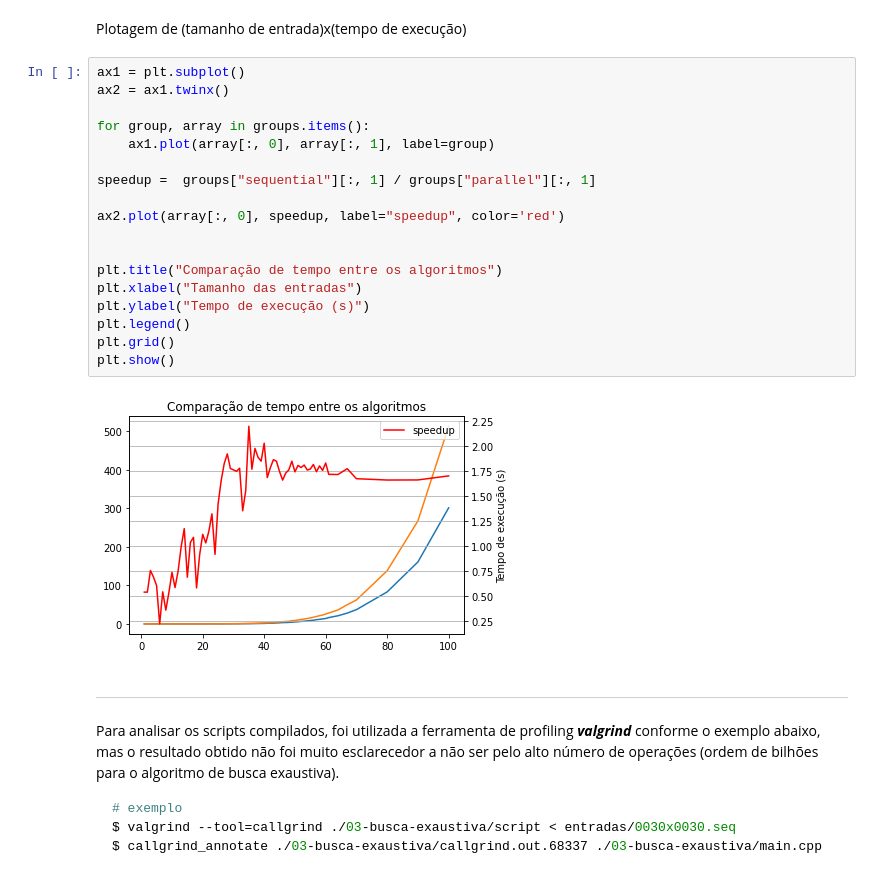
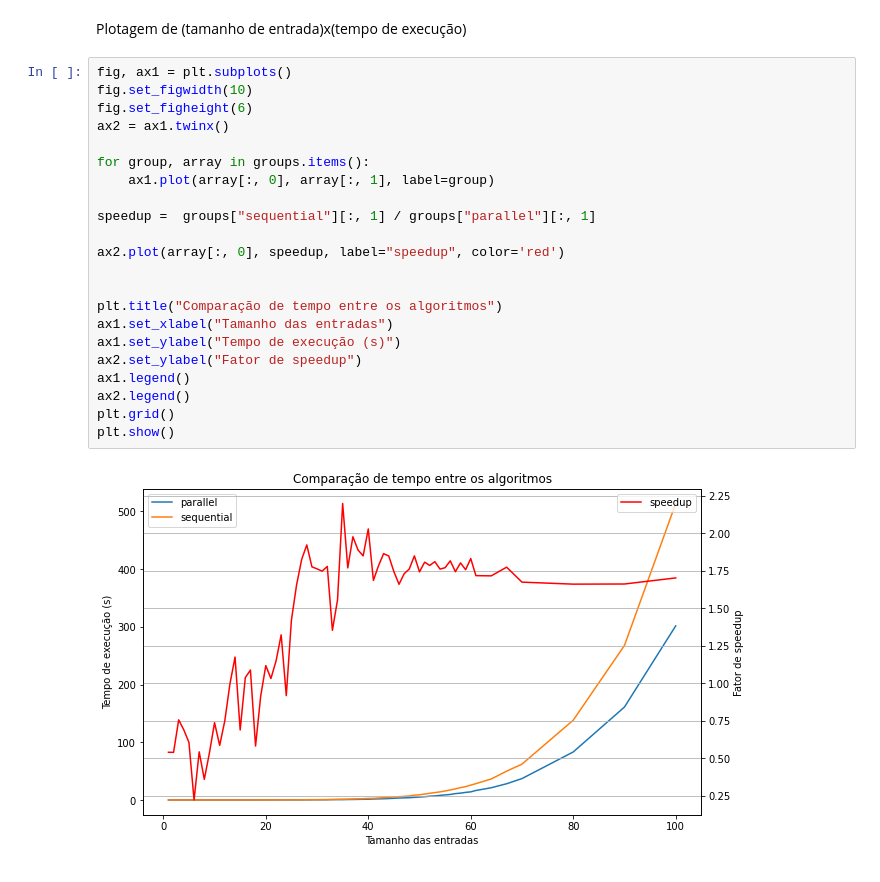
Before and after one commit to cicerotcv/projeto-supercomp, a Jupyter notebook: Relatório Final.ipynb, the cells around one changed output. Cells and saved outputs as stored; diff of their text form.

````diff
--- a/Relatório Final.ipynb
+++ b/Relatório Final.ipynb
@@ -115,32 +176,26 @@ for group_name, values in results.items():
 # %% [markdown]
 Plotagem de (tamanho de entrada)x(tempo de execução)
 # %%
-ax1 = plt.subplot()
+fig, ax1 = plt.subplots()
+fig.set_figwidth(10)
+fig.set_figheight(6)
 ax2 = ax1.twinx()
 
 for group, array in groups.items():
     ax1.plot(array[:, 0], array[:, 1], label=group)
 
 speedup =  groups["sequential"][:, 1] / groups["parallel"][:, 1]
 
 ax2.plot(array[:, 0], speedup, label="speedup", color='red')
 
 
 plt.title("Comparação de tempo entre os algoritmos")
-plt.xlabel("Tamanho das entradas")
-plt.ylabel("Tempo de execução (s)")
-plt.legend()
+ax1.set_xlabel("Tamanho das entradas")
+ax1.set_ylabel("Tempo de execução (s)")
+ax2.set_ylabel("Fator de speedup")
+ax1.legend()
+ax2.legend()
 plt.grid()
 plt.show()
 # %% [output]
-[figure, old version]
+[figure, new version]
-# %% [markdown]
----
-# %% [markdown]
-Para analisar os scripts compilados, foi utilizada a ferramenta de profiling ***valgrind*** conforme o exemplo abaixo, mas o resultado obtido não foi muito esclarecedor a não ser pelo alto número de operações (ordem de bilhões para o algoritmo de busca exaustiva).
-
-```shell
-# exemplo
-$ valgrind --tool=callgrind ./03-busca-exaustiva/script < entradas/0030x0030.seq
-$ callgrind_annotate ./03-busca-exaustiva/callgrind.out.68337 ./03-busca-exaustiva/main.cpp
-```
````
Also changed, not shown: parts of 5 cells of this notebook, 1 other file.
